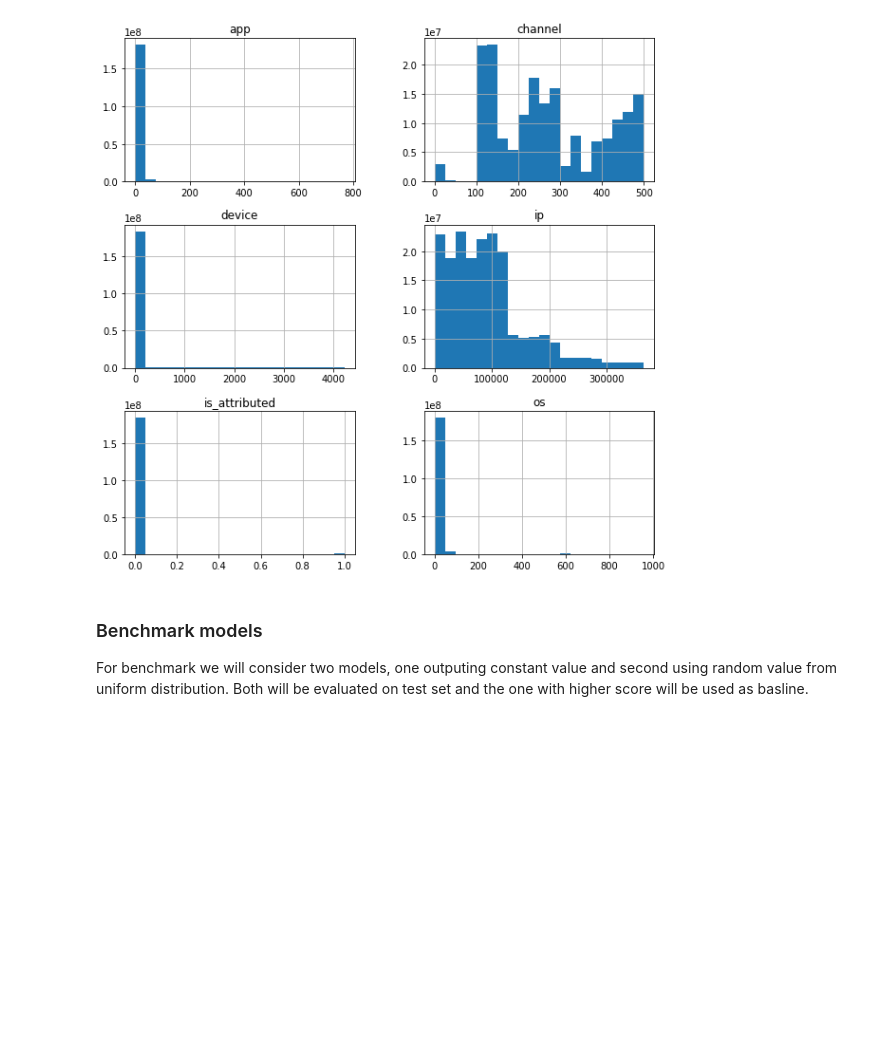
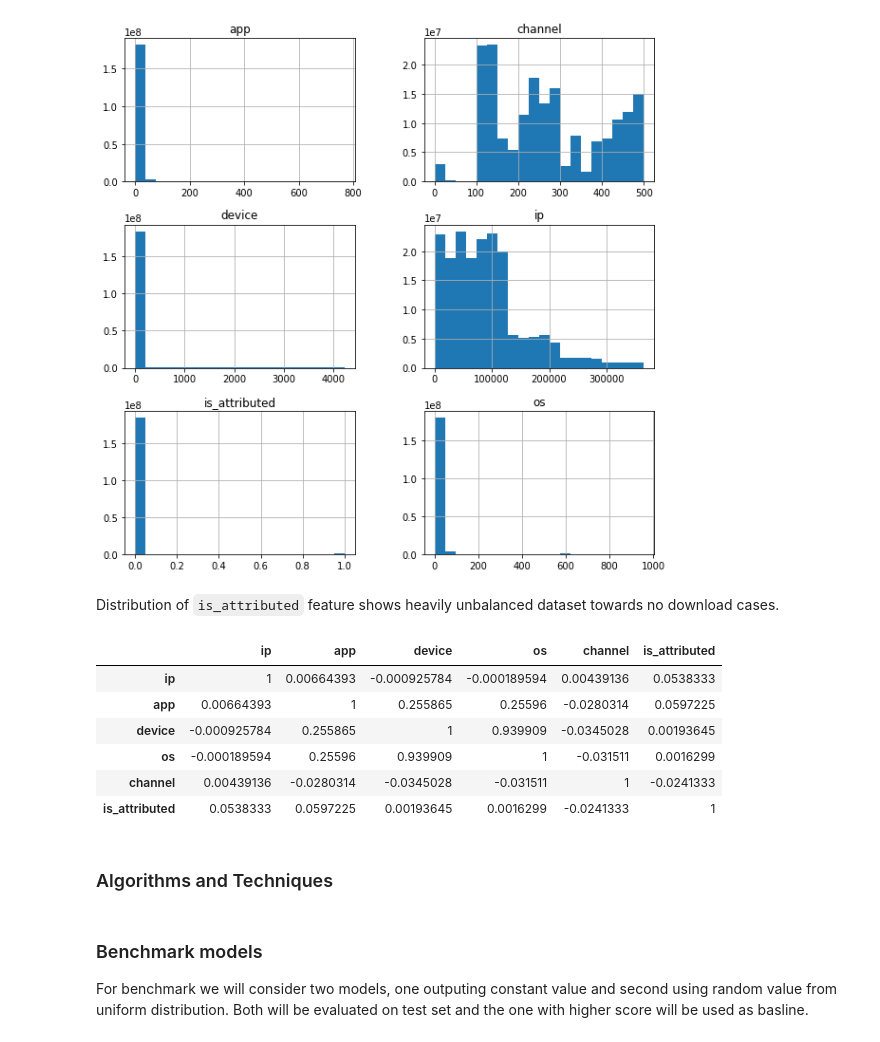
Before and after one commit to dkomlen/kaggle, a Jupyter notebook: talkingdata-adtracking-fraud-detection/fraud-detection.ipynb, the cells around one changed output. Cells and saved outputs as stored; diff of their text form; code cells hidden in the pictures; blank space fills up the shorter version.

```diff
--- a/talkingdata-adtracking-fraud-detection/fraud-detection.ipynb
+++ b/talkingdata-adtracking-fraud-detection/fraud-detection.ipynb
@@ -32,5 +32,5 @@ Training data contains two additional fields:
 
 For the given click data, the goal is to output the probability that the user will download the app.
 # %%
-dataset_train = pd.read_csv('data/mnt/ssd/kaggle-talkingdata2/competition_files/train.csv')
+dataset_train = pd.read_csv('data/mnt/ssd/kaggle-talkingdata2/competition_files/train.csv', nrows = 100000)
 dataset_test = pd.read_csv('data/test.csv')
@@ -71,6 +77,21 @@ array([[<matplotlib.axes._subplots.AxesSubplot object at 0x...>,
         <matplotlib.axes._subplots.AxesSubplot object at 0x...>]],
       dtype=object)
 [figure]
+# %% [markdown]
+Distribution of `is_attributed` feature shows heavily unbalanced dataset towards no download cases.
+# %%
+corr = dataset_train.corr()
+corr.style.background_gradient()
+# %% [output]
+|  | ip | app | device | os | channel | is_attributed |
+| ip | 1 | 0.00664393 | -0.000925784 | -0.000189594 | 0.00439136 | 0.0538333 |
+| app | 0.00664393 | 1 | 0.255865 | 0.25596 | -0.0280314 | 0.0597225 |
+| device | -0.000925784 | 0.255865 | 1 | 0.939909 | -0.0345028 | 0.00193645 |
+| os | -0.000189594 | 0.25596 | 0.939909 | 1 | -0.031511 | 0.0016299 |
+| channel | 0.00439136 | -0.0280314 | -0.0345028 | -0.031511 | 1 | -0.0241333 |
+| is_attributed | 0.0538333 | 0.0597225 | 0.00193645 | 0.0016299 | -0.0241333 | 1 |
+# %% [markdown]
+### Algorithms and Techniques
 # %% [markdown]
 ### Benchmark models
 
```
Also changed, not shown: parts of 11 cells of this notebook.
